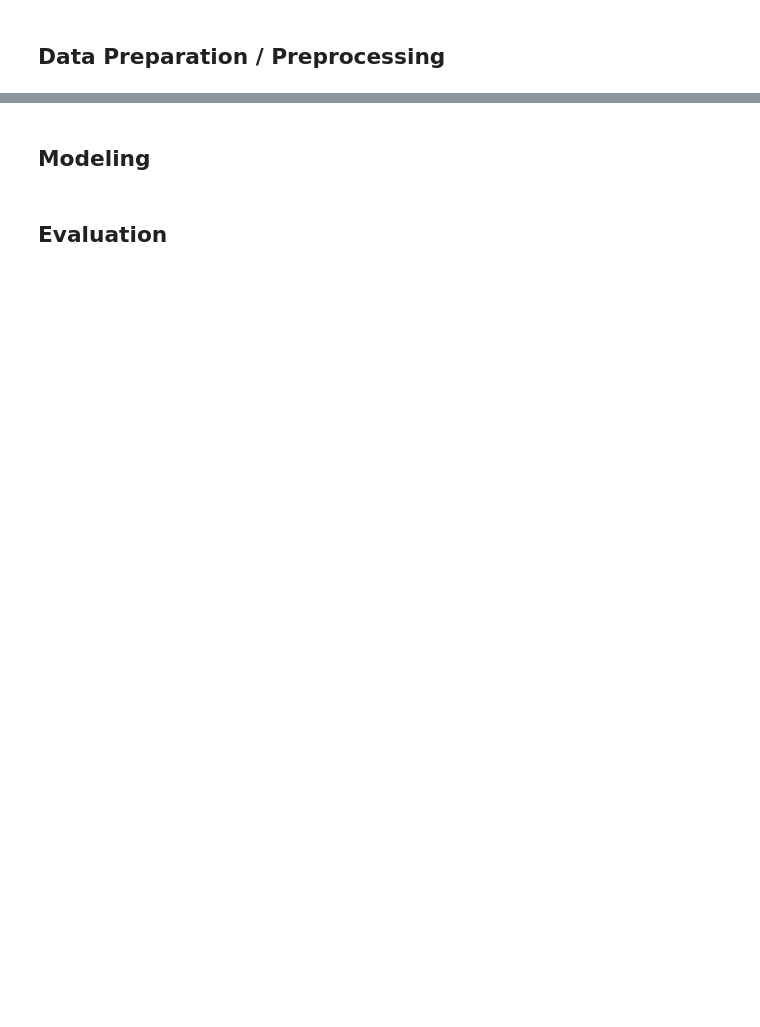
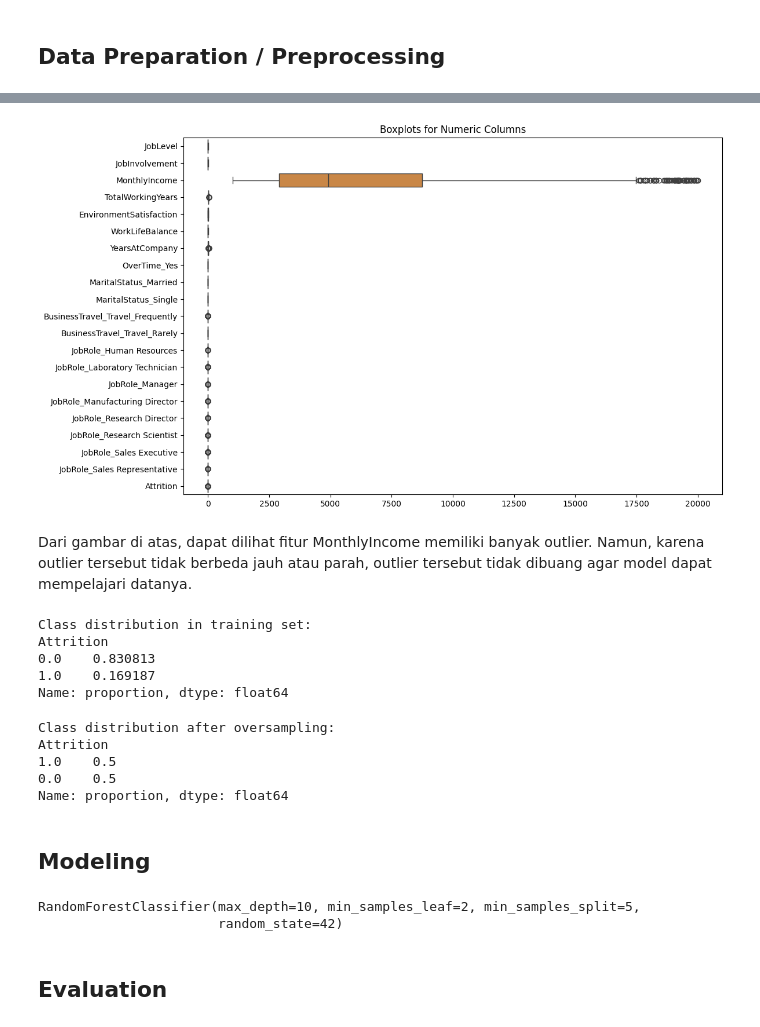
Before and after one commit to steven-fo/Belajar-Penerapan-Data-Science, a Jupyter notebook: project/human-resource/notebook.ipynb, the cells around one changed output, grey strips where cells are left out. Drawn from its saved outputs; the diff is of its cells as text; code cells hidden in the pictures; blank space fills up the shorter version.

```diff
--- a/project/human-resource/notebook.ipynb
+++ b/project/human-resource/notebook.ipynb
@@ -109,2 +126,0 @@ plt.show()
-# %%
-df = df.drop(columns=['JobLevel'])
@@ -150,2 +159,9 @@ Gender             0.266607  6.057248e-01
 # %% [markdown]
 ## Data Preparation / Preprocessing
+# %%
+# Define important features based on analysis
+important_categorical = ['OverTime', 'JobRole', 'MaritalStatus', 'BusinessTravel']
+important_numerical = ['JobLevel', 'JobInvolvement', 'MonthlyIncome', 'TotalWorkingYears',
+                      'EnvironmentSatisfaction', 'WorkLifeBalance', 'YearsAtCompany']
+
+selected_features_df = df[important_categorical + important_numerical + ['Attrition']]
@@ -151,0 +189,15 @@ Gender             0.266607  6.057248e-01
+# %%
+categorical_cols = ['OverTime', 'MaritalStatus', 'BusinessTravel', 'JobRole']
+
+encoder = OneHotEncoder(drop='first', dtype=int, sparse_output=False, handle_unknown='ignore')
+
+encoded_cats = encoder.fit_transform(selected_features_df[categorical_cols])
+
+encoded_cat_cols = encoder.get_feature_names_out(categorical_cols)
+
+encoded_df = pd.DataFrame(encoded_cats, columns=encoded_cat_cols, index=selected_features_df.index)
+
+numerical_cols = selected_features_df.drop(columns=categorical_cols + ['Attrition']).columns
+selected_features_df_final = pd.concat([selected_features_df[numerical_cols],
+                                        encoded_df,
+                                        selected_features_df['Attrition']], axis=1)
@@ -151,0 +240,9 @@ Gender             0.266607  6.057248e-01
+# %%
+plt.figure(figsize=(12, 8))
+sns.boxplot(data=selected_features_df_final.select_dtypes(include=np.number), orient='h')
+plt.title("Boxplots for Numeric Columns")
+plt.show()
+# %% [output]
+[figure, added]
+# %% [markdown]
+Dari gambar di atas, dapat dilihat fitur MonthlyIncome memiliki banyak outlier. Namun, karena outlier tersebut tidak berbeda jauh atau parah, outlier tersebut tidak dibuang agar model dapat mempelajari datanya.
@@ -151,0 +252,21 @@ Gender             0.266607  6.057248e-01
+# %%
+# Check class distribution
+print("Class distribution in training set:")
+print(y.value_counts(normalize=True))
+# %% [output]
+Class distribution in training set:
+Attrition
+0.0    0.830813
+1.0    0.169187
+Name: proportion, dtype: float64
+# %%
+ros = RandomOverSampler(random_state=42)
+X_resampled, y_resampled = ros.fit_resample(X, y)
+print("Class distribution after oversampling:")
+print(y_resampled.value_counts(normalize=True))
+# %% [output]
+Class distribution after oversampling:
+Attrition
+1.0    0.5
+0.0    0.5
+Name: proportion, dtype: float64
@@ -153,0 +294,5 @@ Gender             0.266607  6.057248e-01
+# %%
+rf.fit(X_train_scaled, y_train)
+# %% [output]
+RandomForestClassifier(max_depth=10, min_samples_leaf=2, min_samples_split=5,
+                       random_state=42)
```
Also changed, not shown: parts of 33 cells of this notebook, 4 other files.
